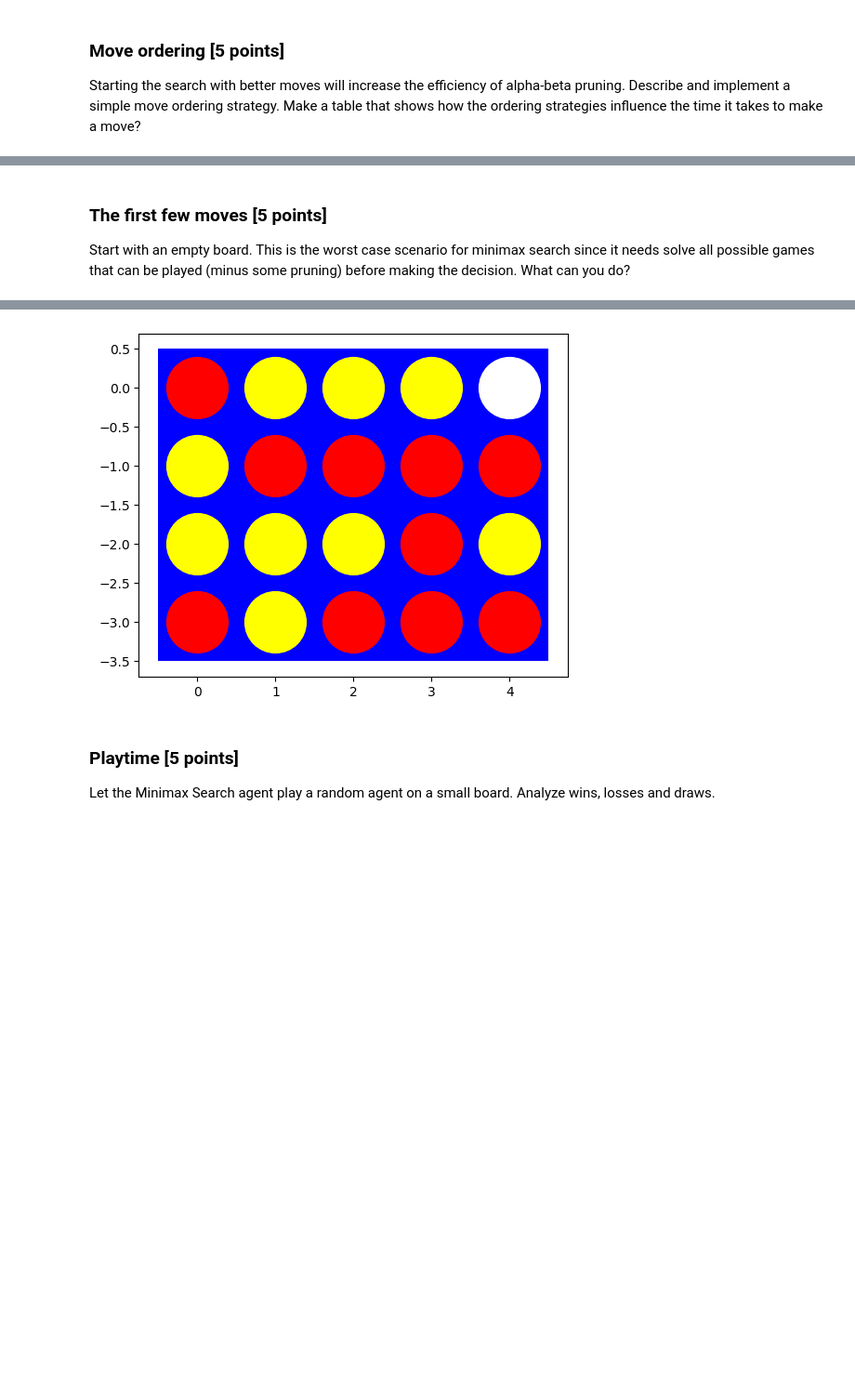
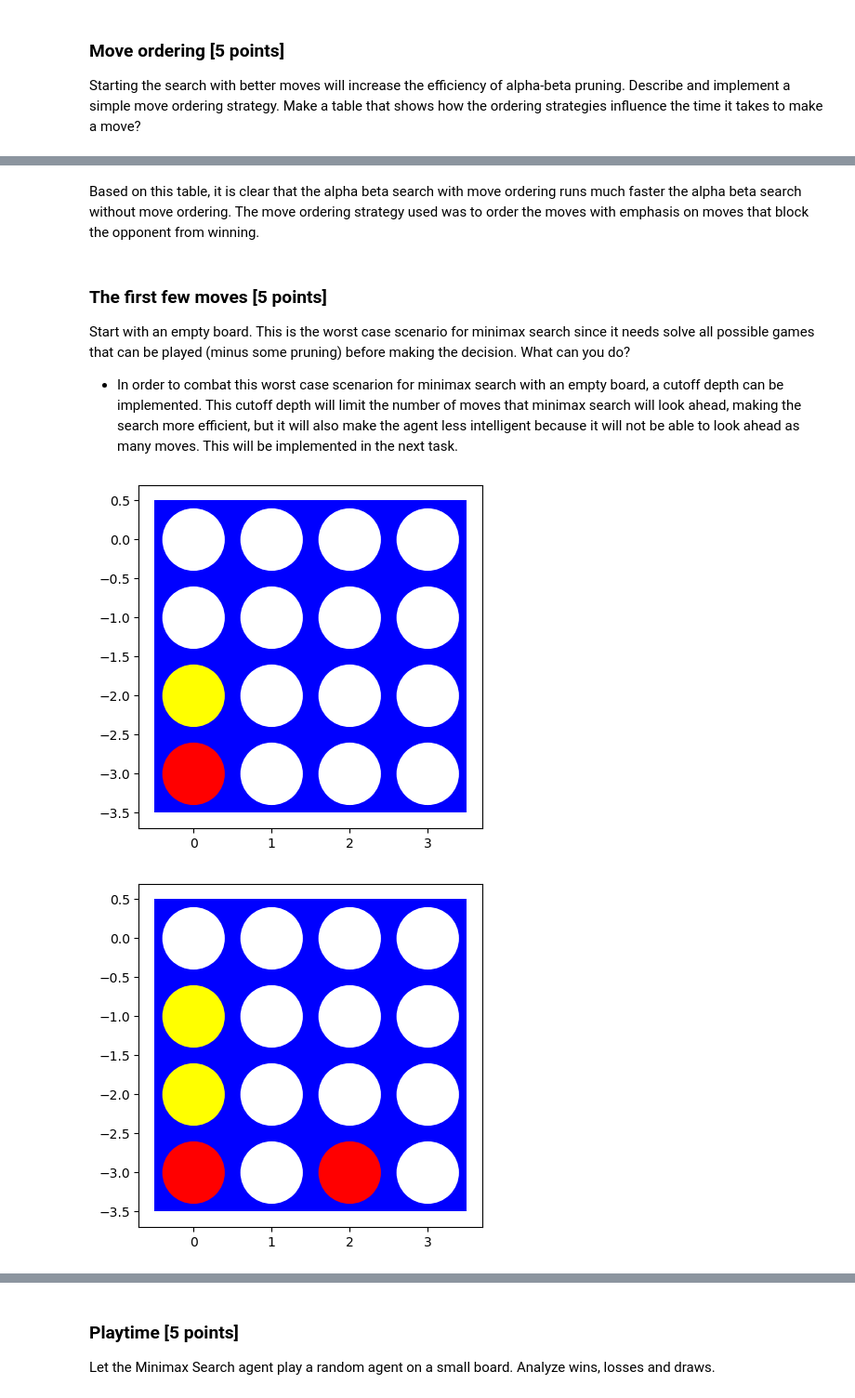
Before and after one commit to leilaniGegg/CS7320-ArtificialIntelligence, a Jupyter notebook: Assignment 5/assignment_connect4.ipynb, the cells around one changed output, grey strips where cells are left out. Shown at 93% size. Saved outputs shown, nothing was run; the diff lists cells and outputs as text; code cells hidden in the pictures; blank space fills up the shorter version.

```diff
--- a/Assignment 5/assignment_connect4.ipynb
+++ b/Assignment 5/assignment_connect4.ipynb
@@ -570,26 +518,3 @@ class alphabeta_agent_ordering:
         self.player = player
     def play(self, board):
         return alphabetasearch_ordering(board, self.player)
-# %%
-board = [[0, 0, 0, 0, 0],
-         [0, 0, 0, 0, 0],
-         [1, 0, -1, 1, 0],
-         [-1, 1,1,-1, -1],
-         [-1, 1,-1,-1, 1]]
-
-visualize(board)
-player1 = alphabeta_agent(1) # red
-player2 = alphabeta_agent_ordering(-1) # yellow
-
-start = time.time()
-action = player1.play(board)
-end = time.time()
-print(f'Time without move ordering: {end-start} seconds')
-
-start = time.time()
-action = player2.play(board)
-end = time.time()
-print(f'Time with move ordering: {end-start} seconds')
-
-
-# PUT INTO TABLE LATER
@@ -600,42 +554,46 @@ Time with move ordering: 0.6327517032623291 seconds
+# %% [markdown]
+Based on this table, it is clear that the alpha beta search with move ordering runs much faster the alpha beta search without move ordering. The move ordering strategy used was to order the moves with emphasis on moves that block the opponent from winning.
 # %% [markdown]
 ### The first few moves [5 points]
 
 Start with an empty board. This is the worst case scenario for minimax search since it needs solve all possible games that can be played (minus some pruning) before making the decision. What can you do?
+
+- In order to combat this worst case scenarion for minimax search with an empty board, a cutoff depth can be implemented. This cutoff depth will limit the number of moves that minimax search will look ahead, making the search more efficient, but it will also make the agent less intelligent because it will not be able to look ahead as many moves. This will be implemented in the next task.
 # %%
-# Your code/ answer goes here.
+%%time
+# Use move ordering to prioritize moves that will win the game and then moves that will
+# block the opponent from winning the game.
 
-# Use move ordering to prioritize moves that will win the game and then moves that will
-# block the opponent from winning the game. Also prioritize moves that are closer to the
-# center of the board.
-
-board = empty_board((4, 5))
+board = empty_board((4, 4))
 
 player1 = alphabeta_agent(1) # red
 player2 = alphabeta_agent_ordering(-1) # yellow
 
-while True:
+for _ in range(3):
     end = check_for_wins(board)
     if end is not None:
         if end == 1:
             print('Player 1 wins')
         elif end == -1:
             print('Player 2 wins')
         else:
             print('Tie')
         break
     action = player1.play(board)
     board = result(board, action, player1.player)
     end = check_for_wins(board)
     if end is not None:
         if end == 1:
             print('Player 1 wins')
         elif end == -1:
             print('Player 2 wins')
         else:
             print('Tie')
         break
     action = player2.play(board)
     board = result(board, action, player2.player)
 
 visualize(board)
 # %% [output]
+[figure, new version]
+[figure, added]
@@ -643,4 +604,3 @@ Player 1 wins
-[figure, old version]
 # %% [markdown]
 ### Playtime [5 points]
 
```
Also changed, not shown: parts of 42 cells of this notebook.
